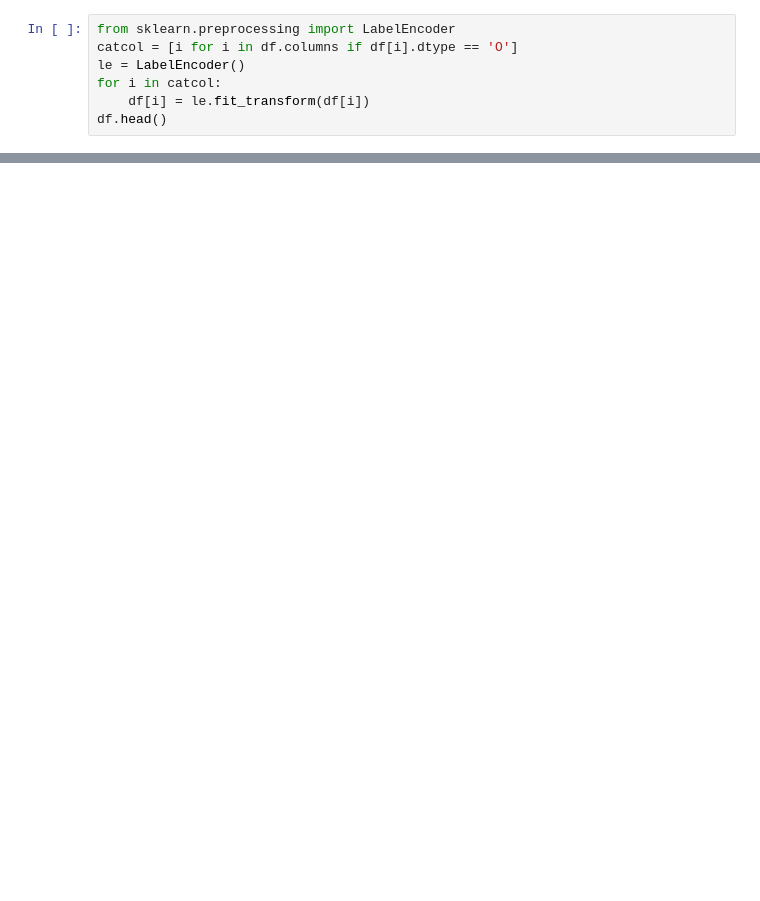
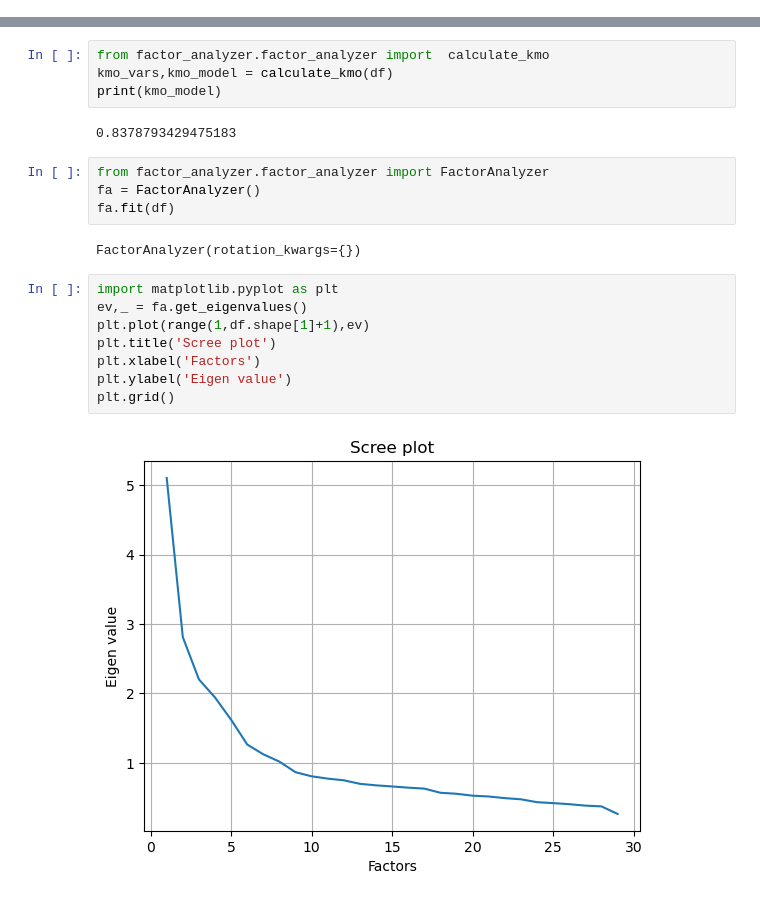
Before and after one commit to rifaaath/College, a Jupyter notebook: Year 3/Semester 5/ML/Lab07.ipynb, the cells around one changed output, grey strips where cells are left out. Saved outputs shown, nothing was run; the diff lists cells and outputs as text; blank space fills up the shorter version.

```diff
--- a/Year 3/Semester 5/ML/Lab07.ipynb
+++ b/Year 3/Semester 5/ML/Lab07.ipynb
@@ -36,7 +16,0 @@ df = df.dropna()
-# %%
-from sklearn.preprocessing import LabelEncoder
-catcol = [i for i in df.columns if df[i].dtype == 'O']
-le = LabelEncoder()
-for i in catcol:
-    df[i] = le.fit_transform(df[i])
-df.head()
@@ -68,0 +25,22 @@ Accuracy on test data :  0.71875
+# %%
+from factor_analyzer.factor_analyzer import  calculate_kmo
+kmo_vars,kmo_model = calculate_kmo(df)
+print(kmo_model)
+# %% [output]
+0.8378793429475183
+# %%
+from factor_analyzer.factor_analyzer import FactorAnalyzer
+fa = FactorAnalyzer()
+fa.fit(df)
+# %% [output]
+FactorAnalyzer(rotation_kwargs={})
+# %%
+import matplotlib.pyplot as plt
+ev,_ = fa.get_eigenvalues()
+plt.plot(range(1,df.shape[1]+1),ev)
+plt.title('Scree plot')
+plt.xlabel('Factors')
+plt.ylabel('Eigen value')
+plt.grid()
+# %% [output]
+[figure, added]
```
Also changed, not shown: parts of 14 cells of this notebook, 14 other files.
